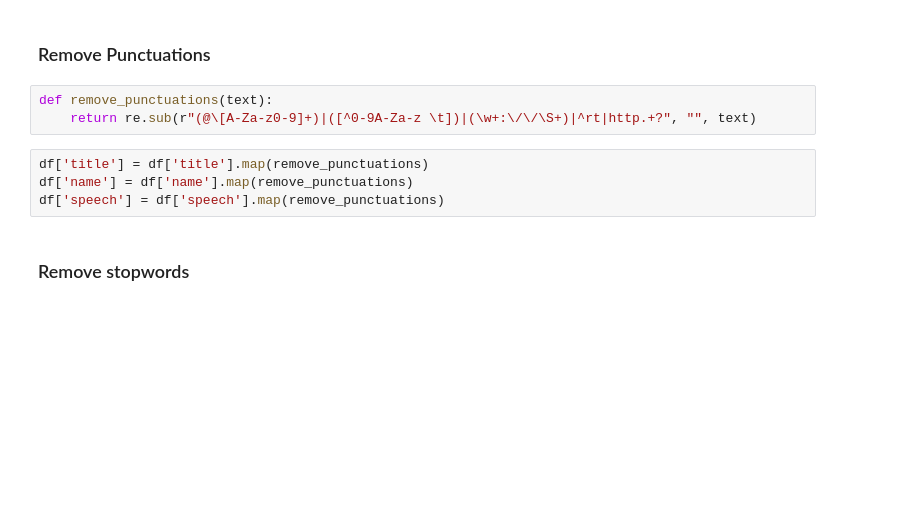
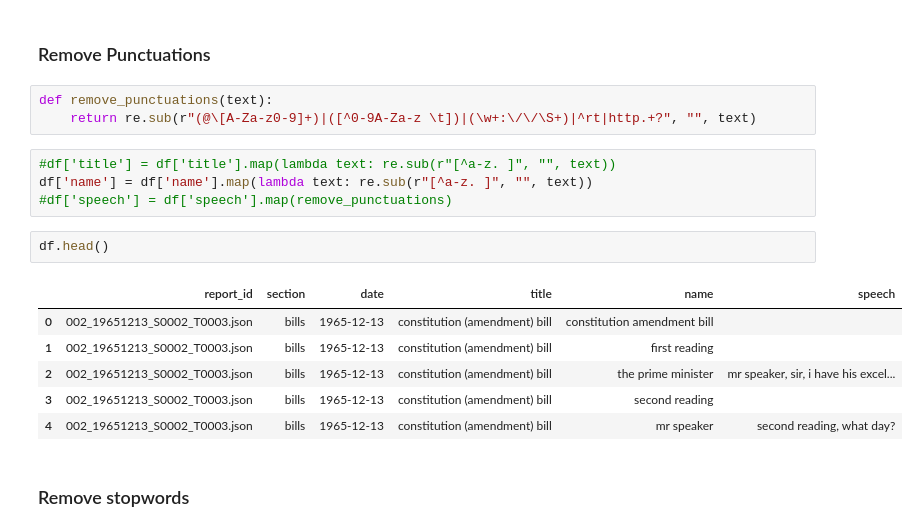
Before and after one commit to ktkhuong/political_framing_sg, a Jupyter notebook: src/data-cleaning/parliament.ipynb, the cells around one changed output. Cells and saved outputs as stored; diff of their text form; blank space fills up the shorter version.

```diff
--- a/src/data-cleaning/parliament.ipynb
+++ b/src/data-cleaning/parliament.ipynb
@@ -89,9 +90,18 @@ df['speech'] = df['speech'].map(normalize_case)
 def remove_punctuations(text):
     return re.sub(r"(@\[A-Za-z0-9]+)|([^0-9A-Za-z \t])|(\w+:\/\/\S+)|^rt|http.+?", "", text)
 # %%
-df['title'] = df['title'].map(remove_punctuations)
-df['name'] = df['name'].map(remove_punctuations)
-df['speech'] = df['speech'].map(remove_punctuations)
+#df['title'] = df['title'].map(lambda text: re.sub(r"[^a-z. ]", "", text))
+df['name'] = df['name'].map(lambda text: re.sub(r"[^a-z. ]", "", text))
+#df['speech'] = df['speech'].map(remove_punctuations)
+# %%
+df.head()
+# %% [output]
+|  | report_id | section | date | title | name | speech |
+| 0 | 002_19651213_S0002_T0003.json | bills | 1965-12-13 | constitution (amendment) bill | constitution amendment bill |  |
+| 1 | 002_19651213_S0002_T0003.json | bills | 1965-12-13 | constitution (amendment) bill | first reading |  |
+| 2 | 002_19651213_S0002_T0003.json | bills | 1965-12-13 | constitution (amendment) bill | the prime minister | mr speaker, sir, i have his excel... |
+| 3 | 002_19651213_S0002_T0003.json | bills | 1965-12-13 | constitution (amendment) bill | second reading |  |
+| 4 | 002_19651213_S0002_T0003.json | bills | 1965-12-13 | constitution (amendment) bill | mr speaker | second reading, what day? |
 # %% [markdown]
 ### Remove stopwords
 # %%
```
Also changed, not shown: parts of 51 cells of this notebook.
